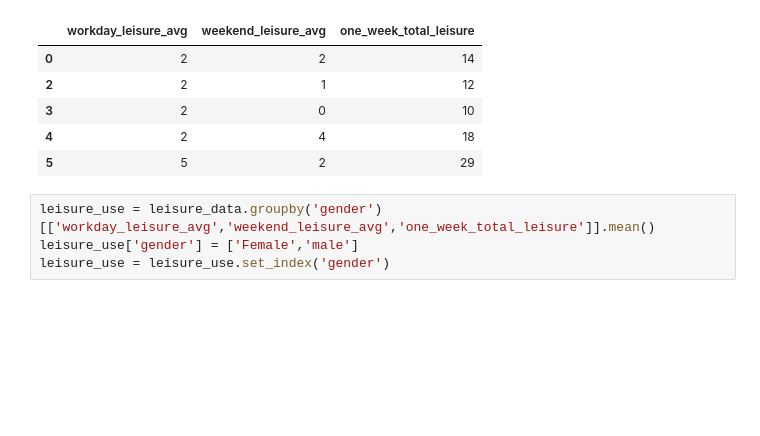
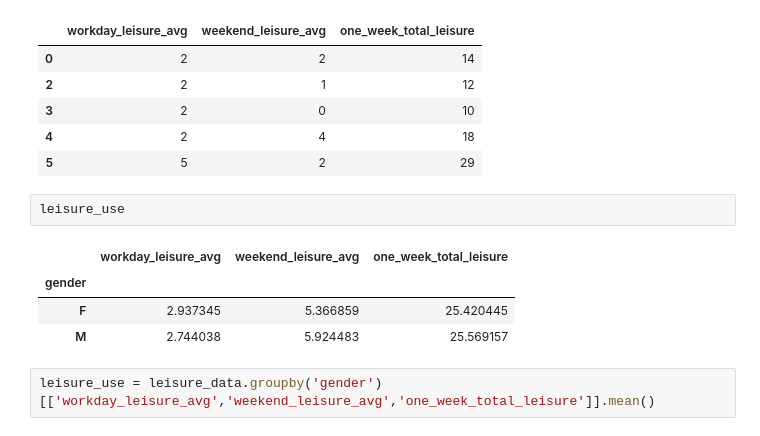
Before and after one commit to yugyeong1/streamlit_leisure_app, a Jupyter notebook: leisure_data.ipynb, the cells around one changed output. Cells and saved outputs as stored; diff of their text form; blank space fills up the shorter version.

```diff
--- a/leisure_data.ipynb
+++ b/leisure_data.ipynb
@@ -362,7 +362,12 @@ leisure_data[['workday_leisure_avg','weekend_leisure_avg','one_week_total_leisur
 | 3 | 2 | 0 | 10 |
 | 4 | 2 | 4 | 18 |
 | 5 | 5 | 2 | 29 |
+# %%
+leisure_use
+# %% [output]
+|  | workday_leisure_avg | weekend_leisure_avg | one_week_total_leisure |
+| gender |  |  |  |
+| F | 2.937345 | 5.366859 | 25.420445 |
+| M | 2.744038 | 5.924483 | 25.569157 |
 # %%
 leisure_use = leisure_data.groupby('gender')[['workday_leisure_avg','weekend_leisure_avg','one_week_total_leisure']].mean()
-leisure_use['gender'] = ['Female','male']
-leisure_use = leisure_use.set_index('gender')
```
Also changed, not shown: parts of 16 cells of this notebook, 1 other file.
